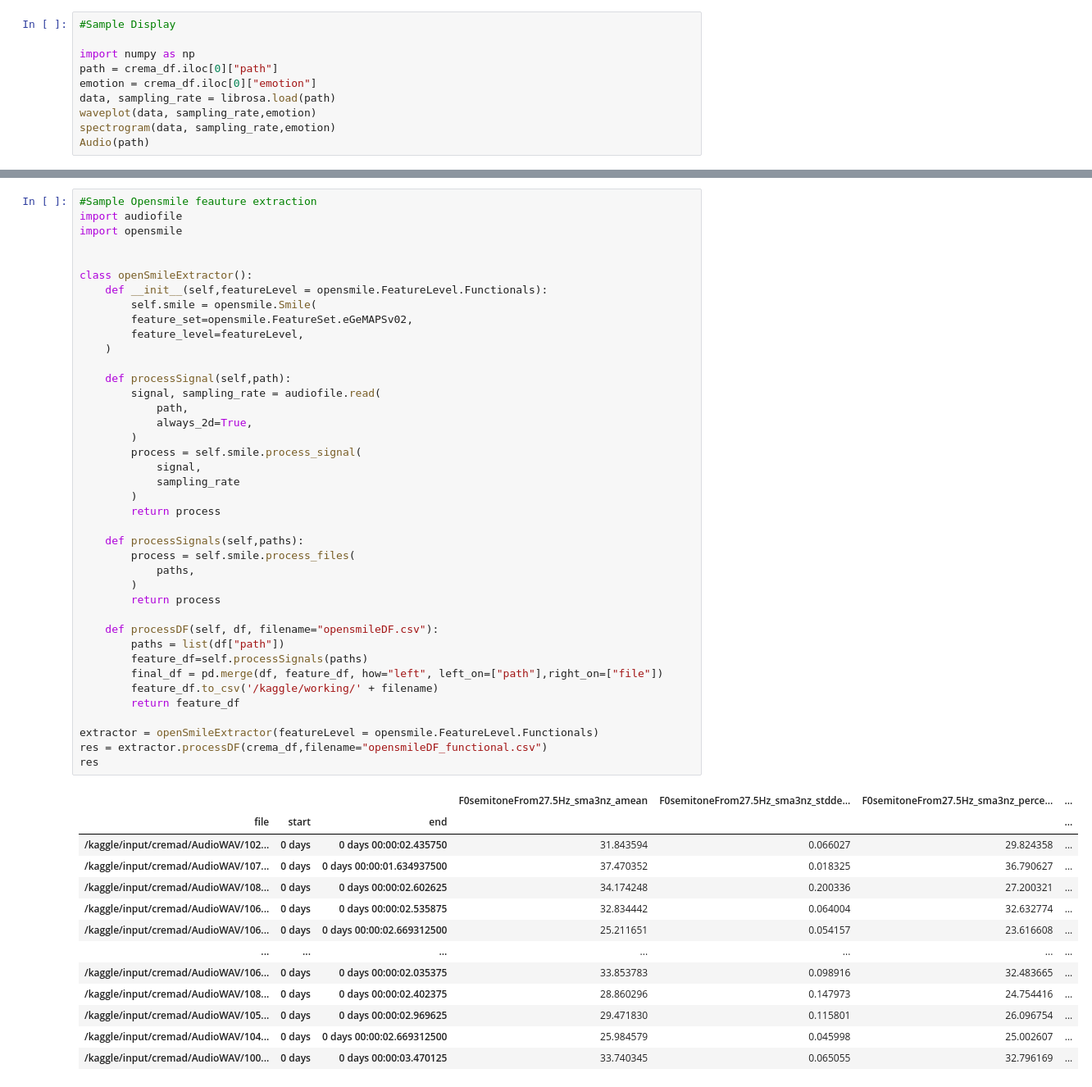
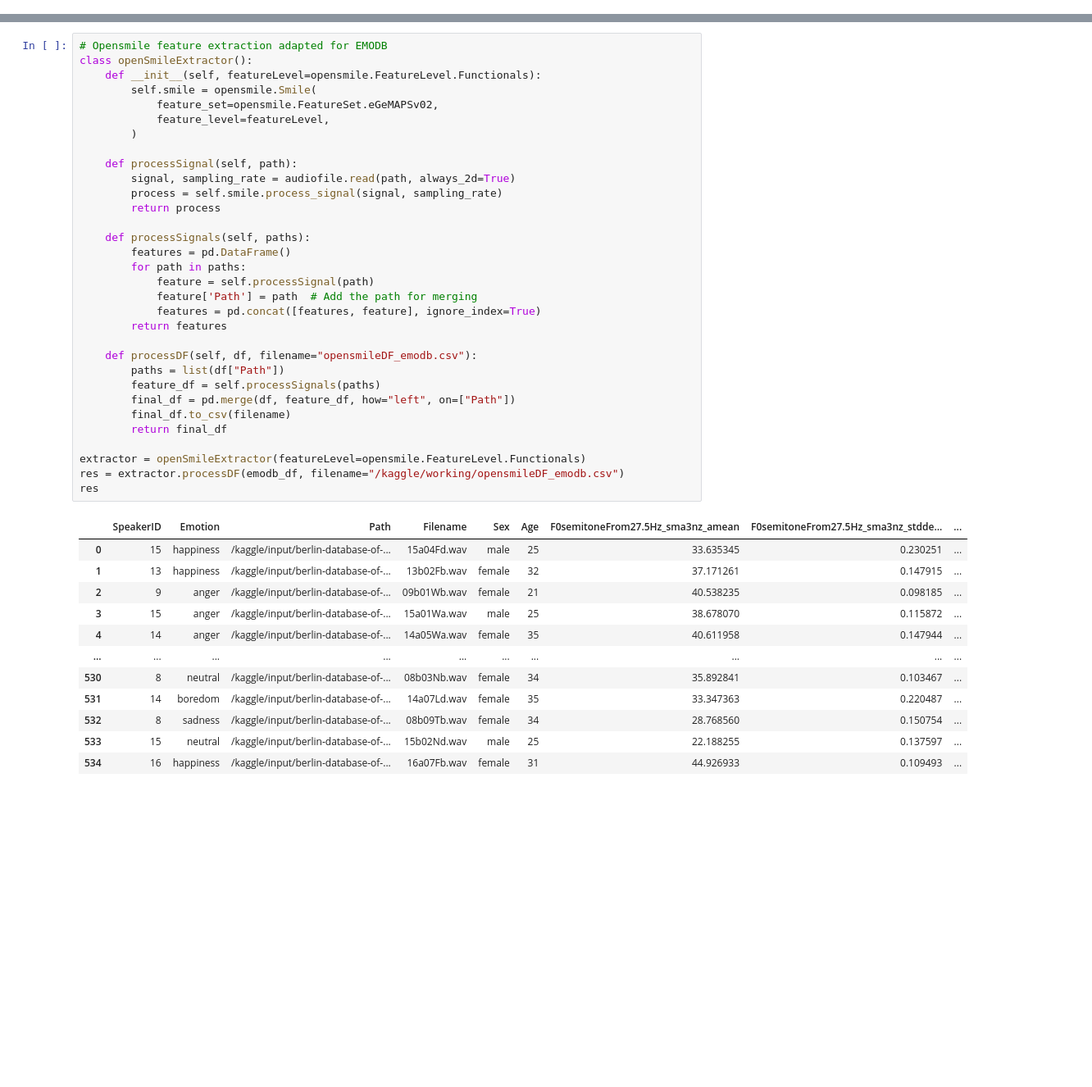
Before and after one commit to Captaindoggo/CUSSer, a Jupyter notebook: data_processing EmoDB.ipynb, the cells around one changed output, grey strips where cells are left out. Shown at 82% size. Saved outputs shown, nothing was run; the diff lists cells and outputs as text; blank space fills up the shorter version.

Commit message:
Kaggle Notebook | notebook1c39dd56fa | Version 3

```diff
--- a/data_processing EmoDB.ipynb
+++ b/data_processing EmoDB.ipynb
@@ -134,10 +147,0 @@ def spectrogram(data, sr, e):
-# %%
-#Sample Display
-
-import numpy as np
-path = crema_df.iloc[0]["path"]
-emotion = crema_df.iloc[0]["emotion"]
-data, sampling_rate = librosa.load(path)
-waveplot(data, sampling_rate,emotion)
-spectrogram(data, sampling_rate,emotion)
-Audio(path)
@@ -148,54 +148,45 @@ Audio(path)
 # %%
-#Sample Opensmile feauture extraction
-import audiofile
-import opensmile
+# Opensmile feature extraction adapted for EMODB
+class openSmileExtractor():
+    def __init__(self, featureLevel=opensmile.FeatureLevel.Functionals):
+        self.smile = opensmile.Smile(
+            feature_set=opensmile.FeatureSet.eGeMAPSv02,
+            feature_level=featureLevel,
+        )
 
-
-class openSmileExtractor():
-    def __init__(self,featureLevel = opensmile.FeatureLevel.Functionals):
-        self.smile = opensmile.Smile(
-        feature_set=opensmile.FeatureSet.eGeMAPSv02,
-        feature_level=featureLevel,
-    )
-
-    def processSignal(self,path):
-        signal, sampling_rate = audiofile.read(
-            path,
-            always_2d=True,
-        )
-        process = self.smile.process_signal(
-            signal,
-            sampling_rate
-        )
+    def processSignal(self, path):
+        signal, sampling_rate = audiofile.read(path, always_2d=True)
+        process = self.smile.process_signal(signal, sampling_rate)
         return process
 
-    def processSignals(self,paths):
-        process = self.smile.process_files(
-            paths,
-        )
-        return process
+    def processSignals(self, paths):
+        features = pd.DataFrame()
+        for path in paths:
+            feature = self.processSignal(path)
+            feature['Path'] = path  # Add the path for merging
+            features = pd.concat([features, feature], ignore_index=True)
+        return features
 
-    def processDF(self, df, filename="opensmileDF.csv"):
-        paths = list(df["path"])
-        feature_df=self.processSignals(paths)
-        final_df = pd.merge(df, feature_df, how="left", left_on=["path"],right_on=["file"])
-        feature_df.to_csv('/kaggle/working/' + filename)
-        return feature_df
+    def processDF(self, df, filename="opensmileDF_emodb.csv"):
+        paths = list(df["Path"])
+        feature_df = self.processSignals(paths)
+        final_df = pd.merge(df, feature_df, how="left", on=["Path"])
+        final_df.to_csv(filename)
+        return final_df
 
-extractor = openSmileExtractor(featureLevel = opensmile.FeatureLevel.Functionals)
-res = extractor.processDF(crema_df,filename="opensmileDF_functional.csv")
+extractor = openSmileExtractor(featureLevel=opensmile.FeatureLevel.Functionals)
+res = extractor.processDF(emodb_df, filename="/kaggle/working/opensmileDF_emodb.csv")
 res
 # %% [output]
-|  |  |  | F0semitoneFrom27.5Hz_sma3nz_amean | F0semitoneFrom27.5Hz_sma3nz_stdde... | F0semitoneFrom27.5Hz_sma3nz_perce... | ... |
-| file | start | end |  |  |  | ... |
-| /kaggle/input/cremad/AudioWAV/102... | 0 days | 0 days 00:00:02.435750 | 31.843594 | 0.066027 | 29.824358 | ... |
-| /kaggle/input/cremad/AudioWAV/107... | 0 days | 0 days 00:00:01.634937500 | 37.470352 | 0.018325 | 36.790627 | ... |
-| /kaggle/input/cremad/AudioWAV/108... | 0 days | 0 days 00:00:02.602625 | 34.174248 | 0.200336 | 27.200321 | ... |
-| /kaggle/input/cremad/AudioWAV/106... | 0 days | 0 days 00:00:02.535875 | 32.834442 | 0.064004 | 32.632774 | ... |
-| /kaggle/input/cremad/AudioWAV/106... | 0 days | 0 days 00:00:02.669312500 | 25.211651 | 0.054157 | 23.616608 | ... |
-| ... | ... | ... | ... | ... | ... | ... |
-| /kaggle/input/cremad/AudioWAV/106... | 0 days | 0 days 00:00:02.035375 | 33.853783 | 0.098916 | 32.483665 | ... |
-| /kaggle/input/cremad/AudioWAV/108... | 0 days | 0 days 00:00:02.402375 | 28.860296 | 0.147973 | 24.754416 | ... |
-| /kaggle/input/cremad/AudioWAV/105... | 0 days | 0 days 00:00:02.969625 | 29.471830 | 0.115801 | 26.096754 | ... |
-| /kaggle/input/cremad/AudioWAV/104... | 0 days | 0 days 00:00:02.669312500 | 25.984579 | 0.045998 | 25.002607 | ... |
-| /kaggle/input/cremad/AudioWAV/100... | 0 days | 0 days 00:00:03.470125 | 33.740345 | 0.065055 | 32.796169 | ... |
+|  | SpeakerID | Emotion | Path | Filename | Sex | Age | F0semitoneFrom27.5Hz_sma3nz_amean | F0semitoneFrom27.5Hz_sma3nz_stdde... | ... |
+| 0 | 15 | happiness | /kaggle/input/berlin-database-of-... | 15a04Fd.wav | male | 25 | 33.635345 | 0.230251 | ... |
+| 1 | 13 | happiness | /kaggle/input/berlin-database-of-... | 13b02Fb.wav | female | 32 | 37.171261 | 0.147915 | ... |
+| 2 | 9 | anger | /kaggle/input/berlin-database-of-... | 09b01Wb.wav | female | 21 | 40.538235 | 0.098185 | ... |
+| 3 | 15 | anger | /kaggle/input/berlin-database-of-... | 15a01Wa.wav | male | 25 | 38.678070 | 0.115872 | ... |
+| 4 | 14 | anger | /kaggle/input/berlin-database-of-... | 14a05Wa.wav | female | 35 | 40.611958 | 0.147944 | ... |
+| ... | ... | ... | ... | ... | ... | ... | ... | ... | ... |
+| 530 | 8 | neutral | /kaggle/input/berlin-database-of-... | 08b03Nb.wav | female | 34 | 35.892841 | 0.103467 | ... |
+| 531 | 14 | boredom | /kaggle/input/berlin-database-of-... | 14a07Ld.wav | female | 35 | 33.347363 | 0.220487 | ... |
+| 532 | 8 | sadness | /kaggle/input/berlin-database-of-... | 08b09Tb.wav | female | 34 | 28.768560 | 0.150754 | ... |
+| 533 | 15 | neutral | /kaggle/input/berlin-database-of-... | 15b02Nd.wav | male | 25 | 22.188255 | 0.137597 | ... |
+| 534 | 16 | happiness | /kaggle/input/berlin-database-of-... | 16a07Fb.wav | female | 31 | 44.926933 | 0.109493 | ... |
```
Also changed, not shown: parts of 12 cells of this notebook.
